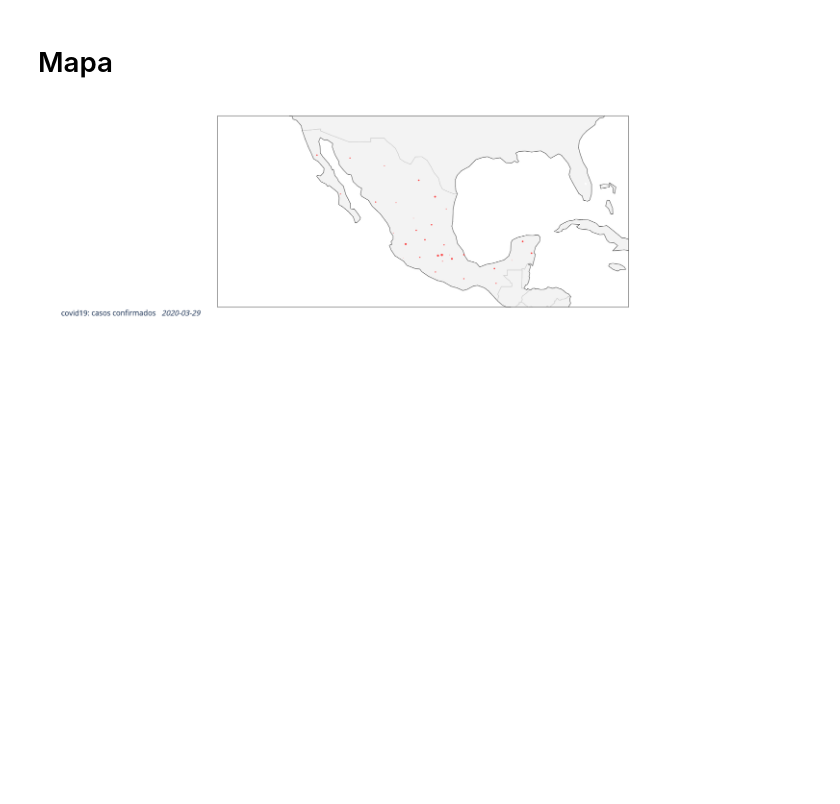
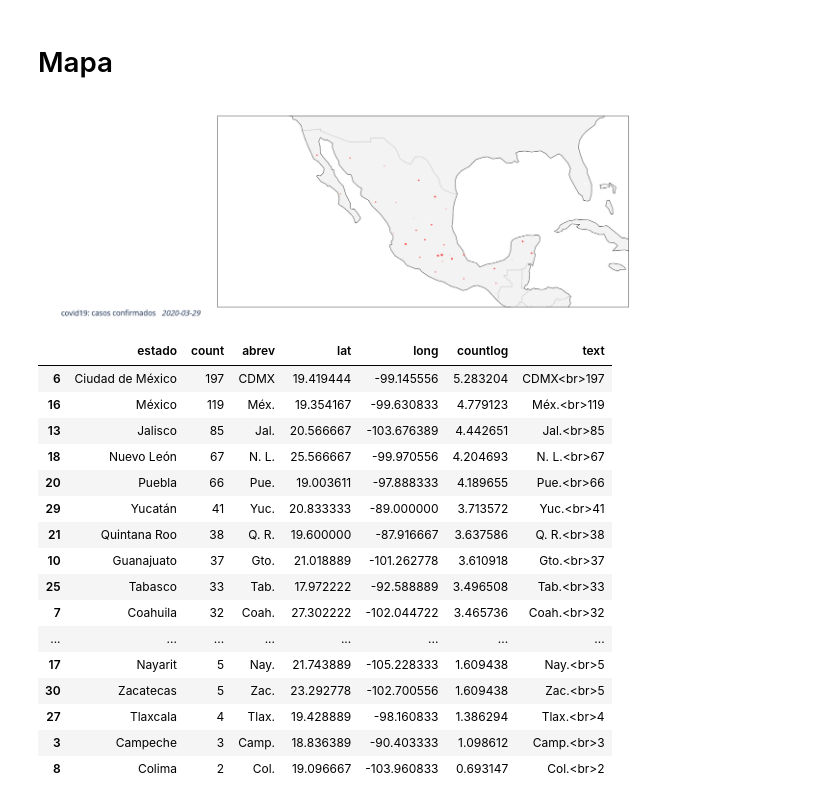
Before and after one commit to nataquinones/covid19_mexico, a Jupyter notebook: ipynb_notebooks/mapa.ipynb, the cells around one changed output. Saved outputs shown, nothing was run; the diff lists cells and outputs as text; code cells hidden in the pictures; blank space fills up the shorter version.

Commit message:
Agregar mapas, graficas y tablas procesadas

```diff
--- a/ipynb_notebooks/mapa.ipynb
+++ b/ipynb_notebooks/mapa.ipynb
@@ -79,8 +81,8 @@ def map_stat(table_file, html=None):
 
     fig.write_html(html)
 
-    return df_map
+    return df_map, fig
 # %%
-df_map = map_stat('../datos/tablas_procesadas/tabla_completa.tsv', html='../figuras/map_20200329.html')
+df_map, fig = map_stat('../datos/tablas_procesadas/tabla_completa.tsv', html='../figuras/map_20200329.html')
 # %% [output]
 [figure]
@@ -86,0 +91,20 @@ df_map = map_stat('../datos/tablas_procesadas/tabla_completa.tsv', html='../figu
+# %%
+df_map.to_csv('../datos/tablas_procesadas/20200329_mapa.tsv',)
+# %% [output]
+|  | estado | count | abrev | lat | long | countlog | text |
+| 6 | Ciudad de México | 197 | CDMX | 19.419444 | -99.145556 | 5.283204 | CDMX<br>197 |
+| 16 | México | 119 | Méx. | 19.354167 | -99.630833 | 4.779123 | Méx.<br>119 |
+| 13 | Jalisco | 85 | Jal. | 20.566667 | -103.676389 | 4.442651 | Jal.<br>85 |
+| 18 | Nuevo León | 67 | N. L. | 25.566667 | -99.970556 | 4.204693 | N. L.<br>67 |
+| 20 | Puebla | 66 | Pue. | 19.003611 | -97.888333 | 4.189655 | Pue.<br>66 |
+| 29 | Yucatán | 41 | Yuc. | 20.833333 | -89.000000 | 3.713572 | Yuc.<br>41 |
+| 21 | Quintana Roo | 38 | Q. R. | 19.600000 | -87.916667 | 3.637586 | Q. R.<br>38 |
+| 10 | Guanajuato | 37 | Gto. | 21.018889 | -101.262778 | 3.610918 | Gto.<br>37 |
+| 25 | Tabasco | 33 | Tab. | 17.972222 | -92.588889 | 3.496508 | Tab.<br>33 |
+| 7 | Coahuila | 32 | Coah. | 27.302222 | -102.044722 | 3.465736 | Coah.<br>32 |
+| ... | ... | ... | ... | ... | ... | ... | ... |
+| 17 | Nayarit | 5 | Nay. | 21.743889 | -105.228333 | 1.609438 | Nay.<br>5 |
+| 30 | Zacatecas | 5 | Zac. | 23.292778 | -102.700556 | 1.609438 | Zac.<br>5 |
+| 27 | Tlaxcala | 4 | Tlax. | 19.428889 | -98.160833 | 1.386294 | Tlax.<br>4 |
+| 3 | Campeche | 3 | Camp. | 18.836389 | -90.403333 | 1.098612 | Camp.<br>3 |
+| 8 | Colima | 2 | Col. | 19.096667 | -103.960833 | 0.693147 | Col.<br>2 |
```
Also changed, not shown: parts of 2 cells of this notebook, 6 other files.
